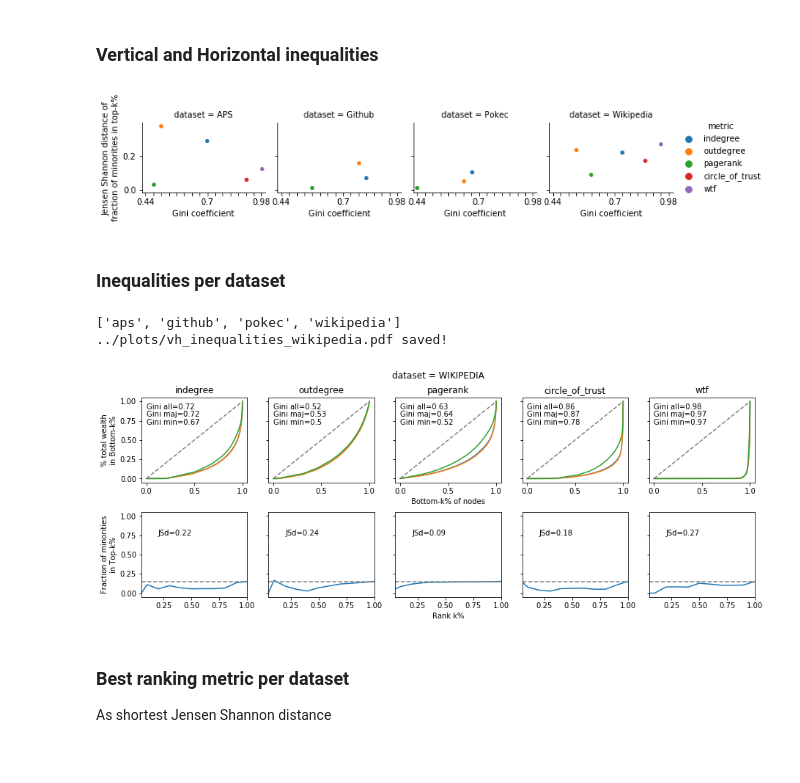
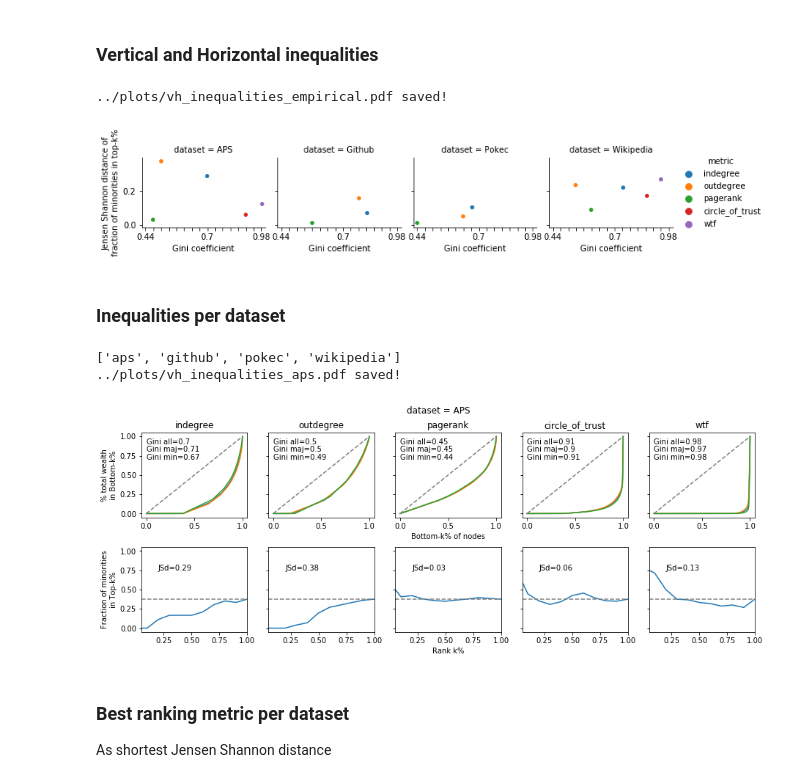
Before and after one commit to gesiscss/Homophilic_Directed_ScaleFree_Networks, a Jupyter notebook: notebooks/5_paper.ipynb, the cells around one changed output. Drawn from its saved outputs; the diff is of its cells as text; code cells hidden in the pictures.

Commit message:
updating plots and notebook

```diff
--- a/notebooks/5_paper.ipynb
+++ b/notebooks/5_paper.ipynb
@@ -68,21 +68,22 @@ df_rank_empirical = ranking.rank_empirical(ROOT, df_summary.dataset.unique(), OU
 # %% [markdown]
 <h3>Vertical and Horizontal inequalities</h3>
 # %%
-fn = None
+fn = os.path.join(PLOTS, 'vh_inequalities_empirical.pdf')
 viz.plot_vh_inequalities_empirical(df_rank_empirical, fn=fn)
 # %% [output]
+../plots/vh_inequalities_empirical.pdf saved!
 [figure]
 # %% [markdown]
 <h3>Inequalities per dataset</h3>
 # %%
 print(DATASETS)
-dataset = DATASETS[3] # from 0 to 3
+dataset = DATASETS[0] # from 0 to 3
 fn = os.path.join(PLOTS, 'vh_inequalities_{}.pdf'.format(dataset))
 viz.plot_vertical_and_horizontal_inequalities_per_dataset(df_metadata, df_rank_empirical, df_summary, dataset, fn)
 # %% [output]
 ['aps', 'github', 'pokec', 'wikipedia']
-../plots/vh_inequalities_wikipedia.pdf saved!
+../plots/vh_inequalities_aps.pdf saved!
-[figure, old version]
+[figure, new version]
 # %% [markdown]
 <h3>Best ranking metric per dataset</h3>
 <p>As shortest Jensen Shannon distance</p>
```
